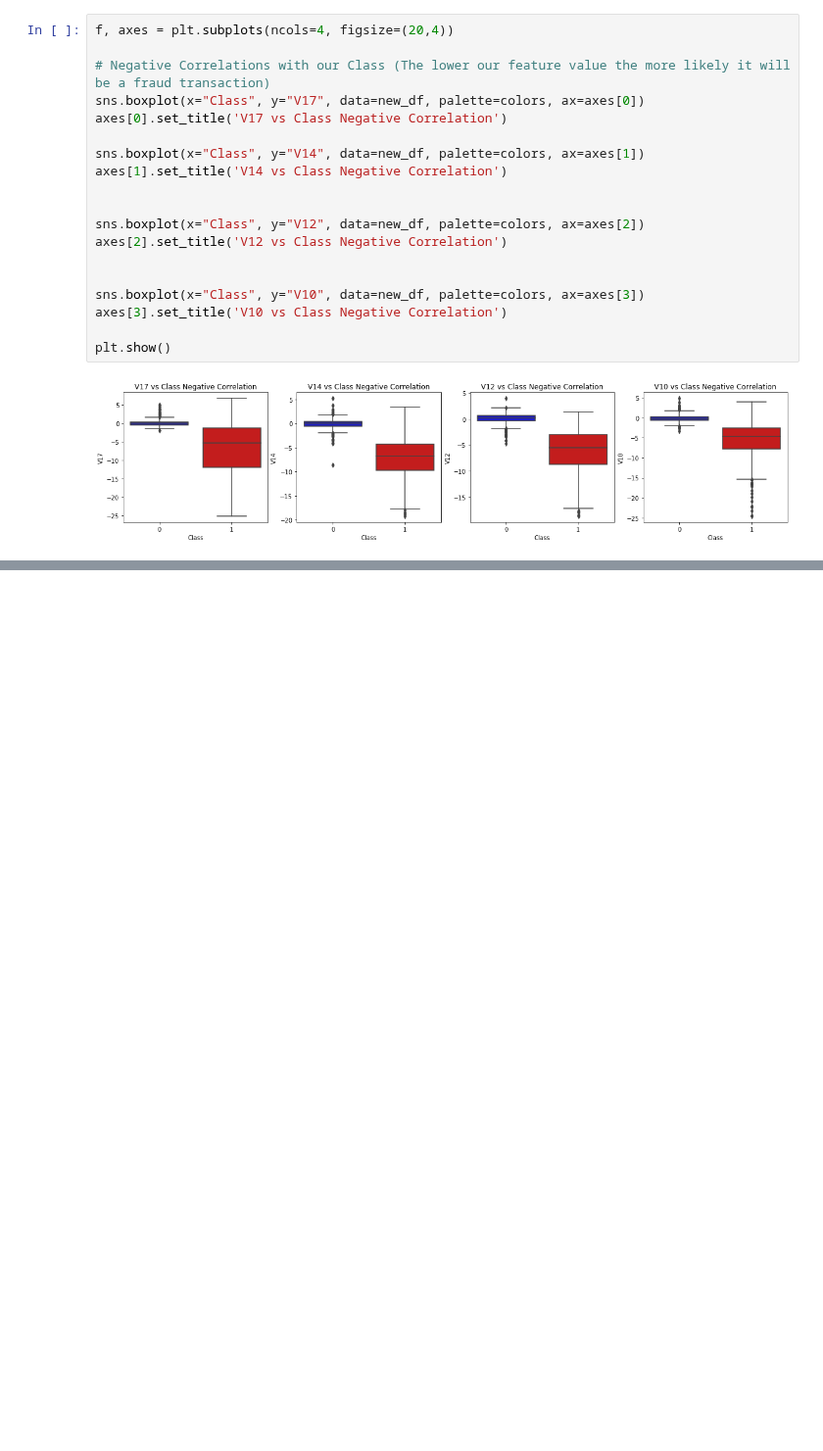
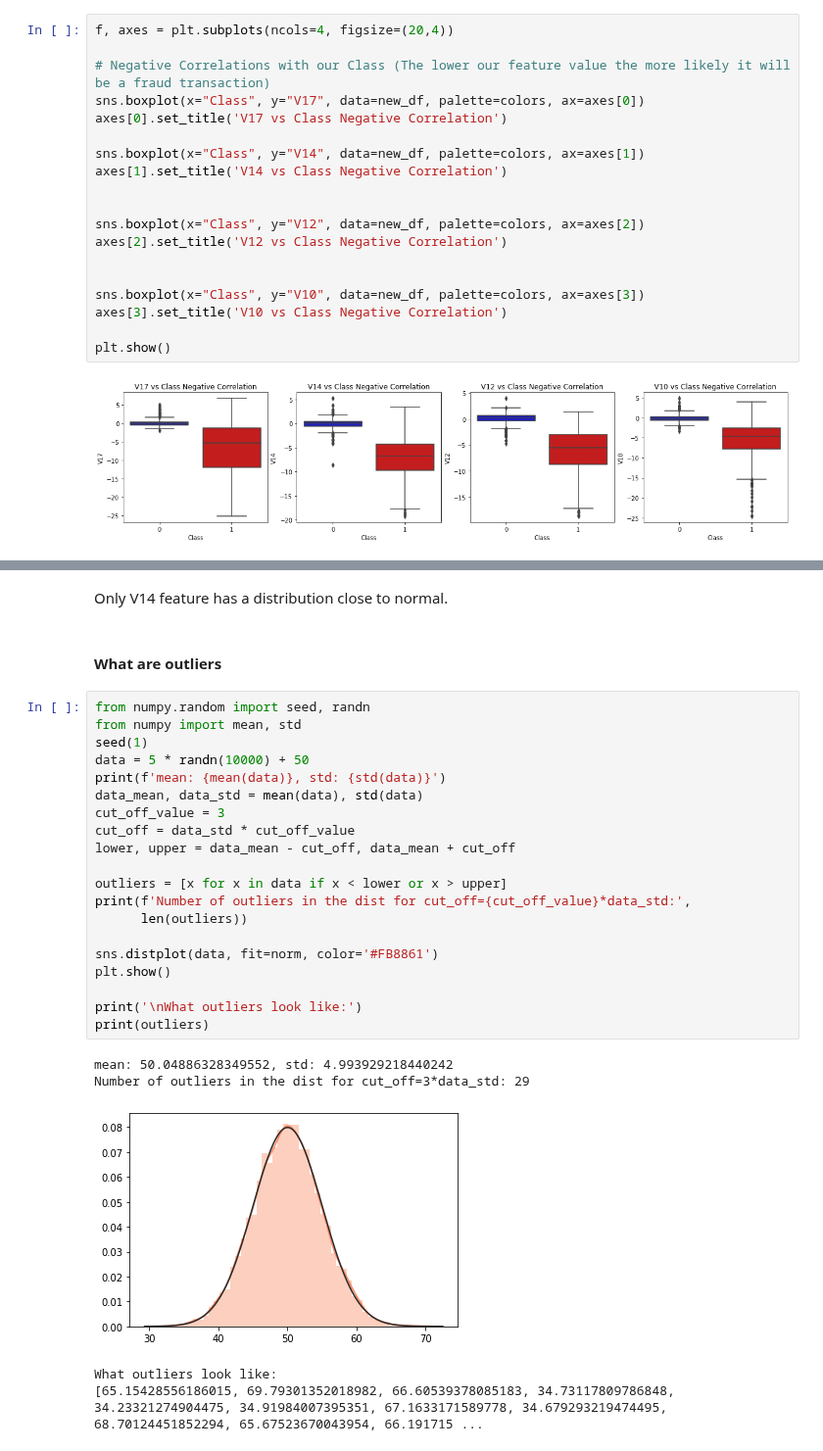
Before and after one commit to lepchenkov/Fraud_detection_case_study, a Jupyter notebook: Exploring_imbalanced_dataset.ipynb, the cells around one changed output, grey strips where cells are left out. Shown at 98% size. Saved outputs shown, nothing was run; the diff lists cells and outputs as text; blank space fills up the shorter version.

Commit message:
Added outlier section.

```diff
--- a/Exploring_imbalanced_dataset.ipynb
+++ b/Exploring_imbalanced_dataset.ipynb
@@ -255,0 +308,30 @@ plt.show()
+# %% [markdown]
+Only V14 feature has a distribution close to normal.
+# %% [markdown]
+#### What are outliers
+# %%
+from numpy.random import seed, randn
+from numpy import mean, std
+seed(1)
+data = 5 * randn(10000) + 50
+print(f'mean: {mean(data)}, std: {std(data)}')
+data_mean, data_std = mean(data), std(data)
+cut_off_value = 3
+cut_off = data_std * cut_off_value
+lower, upper = data_mean - cut_off, data_mean + cut_off
+
+outliers = [x for x in data if x < lower or x > upper]
+print(f'Number of outliers in the dist for cut_off={cut_off_value}*data_std:',
+      len(outliers))
+
+sns.distplot(data, fit=norm, color='#FB8861')
+plt.show()
+
+print('\nWhat outliers look like:')
+print(outliers)
+# %% [output]
+mean: 50.04886328349552, std: 4.993929218440242
+Number of outliers in the dist for cut_off=3*data_std: 29
+[figure, added]
+What outliers look like:
+[65.15428556186015, 69.79301352018982, 66.60539378085183, 34.73117809786848, 34.23321274904475, 34.91984007395351, 67.1633171589778, 34.679293219474495, 68.70124451852294, 65.67523670043954, 66.191715 ...
```
Also changed, not shown: parts of 6 cells of this notebook, 1 other file.
